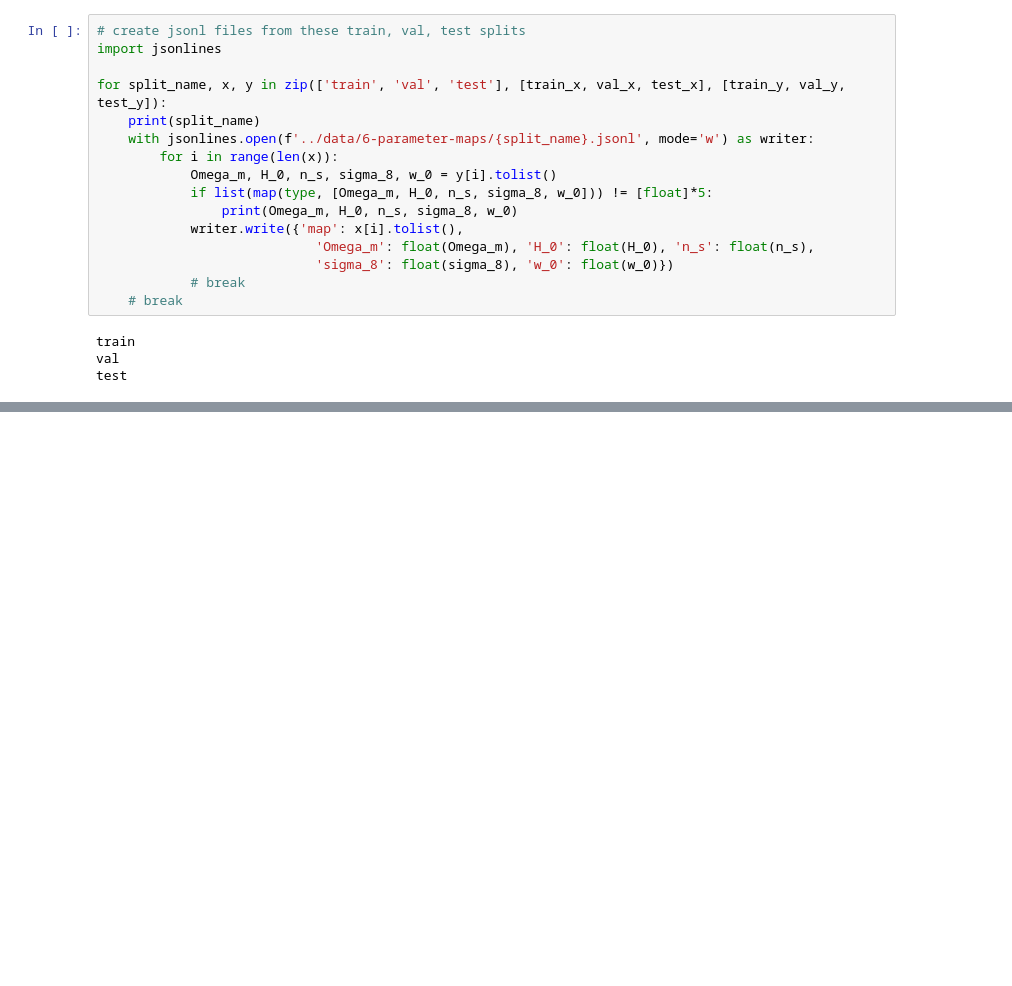
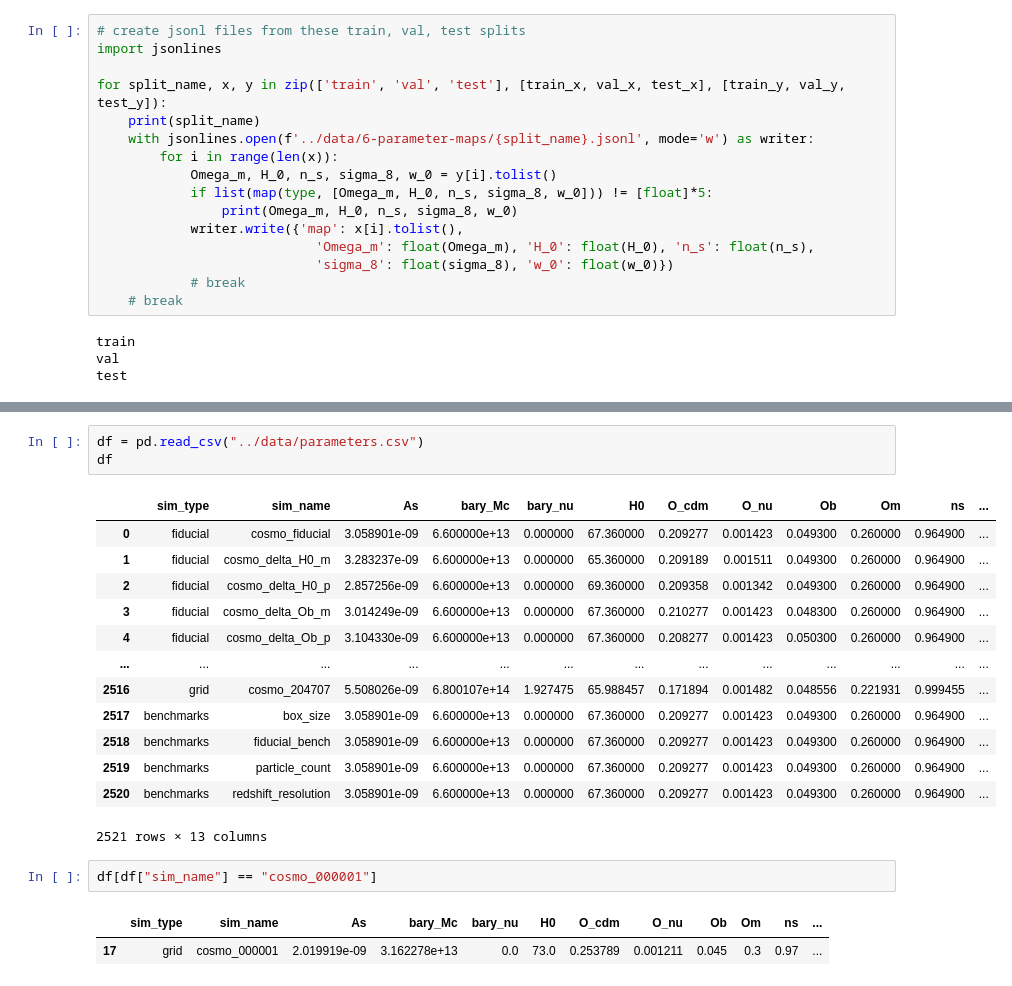
Before and after one commit to shubhagrawal30/ViT_weak_lensing, a Jupyter notebook: notebooks/data_to_json.ipynb, the cells around one changed output, grey strips where cells are left out. Drawn from its saved outputs; the diff is of its cells as text; blank space fills up the shorter version.

Commit message:
add data to json for my maps

```diff
--- a/notebooks/data_to_json.ipynb
+++ b/notebooks/data_to_json.ipynb
@@ -42,0 +60,22 @@ test
+# %%
+df = pd.read_csv("../data/parameters.csv")
+df
+# %% [output]
+|  | sim_type | sim_name | As | bary_Mc | bary_nu | H0 | O_cdm | O_nu | Ob | Om | ns | ... |
+| 0 | fiducial | cosmo_fiducial | 3.058901e-09 | 6.600000e+13 | 0.000000 | 67.360000 | 0.209277 | 0.001423 | 0.049300 | 0.260000 | 0.964900 | ... |
+| 1 | fiducial | cosmo_delta_H0_m | 3.283237e-09 | 6.600000e+13 | 0.000000 | 65.360000 | 0.209189 | 0.001511 | 0.049300 | 0.260000 | 0.964900 | ... |
+| 2 | fiducial | cosmo_delta_H0_p | 2.857256e-09 | 6.600000e+13 | 0.000000 | 69.360000 | 0.209358 | 0.001342 | 0.049300 | 0.260000 | 0.964900 | ... |
+| 3 | fiducial | cosmo_delta_Ob_m | 3.014249e-09 | 6.600000e+13 | 0.000000 | 67.360000 | 0.210277 | 0.001423 | 0.048300 | 0.260000 | 0.964900 | ... |
+| 4 | fiducial | cosmo_delta_Ob_p | 3.104330e-09 | 6.600000e+13 | 0.000000 | 67.360000 | 0.208277 | 0.001423 | 0.050300 | 0.260000 | 0.964900 | ... |
+| ... | ... | ... | ... | ... | ... | ... | ... | ... | ... | ... | ... | ... |
+| 2516 | grid | cosmo_204707 | 5.508026e-09 | 6.800107e+14 | 1.927475 | 65.988457 | 0.171894 | 0.001482 | 0.048556 | 0.221931 | 0.999455 | ... |
+| 2517 | benchmarks | box_size | 3.058901e-09 | 6.600000e+13 | 0.000000 | 67.360000 | 0.209277 | 0.001423 | 0.049300 | 0.260000 | 0.964900 | ... |
+| 2518 | benchmarks | fiducial_bench | 3.058901e-09 | 6.600000e+13 | 0.000000 | 67.360000 | 0.209277 | 0.001423 | 0.049300 | 0.260000 | 0.964900 | ... |
+| 2519 | benchmarks | particle_count | 3.058901e-09 | 6.600000e+13 | 0.000000 | 67.360000 | 0.209277 | 0.001423 | 0.049300 | 0.260000 | 0.964900 | ... |
+| 2520 | benchmarks | redshift_resolution | 3.058901e-09 | 6.600000e+13 | 0.000000 | 67.360000 | 0.209277 | 0.001423 | 0.049300 | 0.260000 | 0.964900 | ... |
+2521 rows × 13 columns
+# %%
+df[df["sim_name"] == "cosmo_000001"]
+# %% [output]
+|  | sim_type | sim_name | As | bary_Mc | bary_nu | H0 | O_cdm | O_nu | Ob | Om | ns | ... |
+| 17 | grid | cosmo_000001 | 2.019919e-09 | 3.162278e+13 | 0.0 | 73.0 | 0.253789 | 0.001211 | 0.045 | 0.3 | 0.97 | ... |
```
Also changed, not shown: parts of 12 cells of this notebook, 6 other files.
